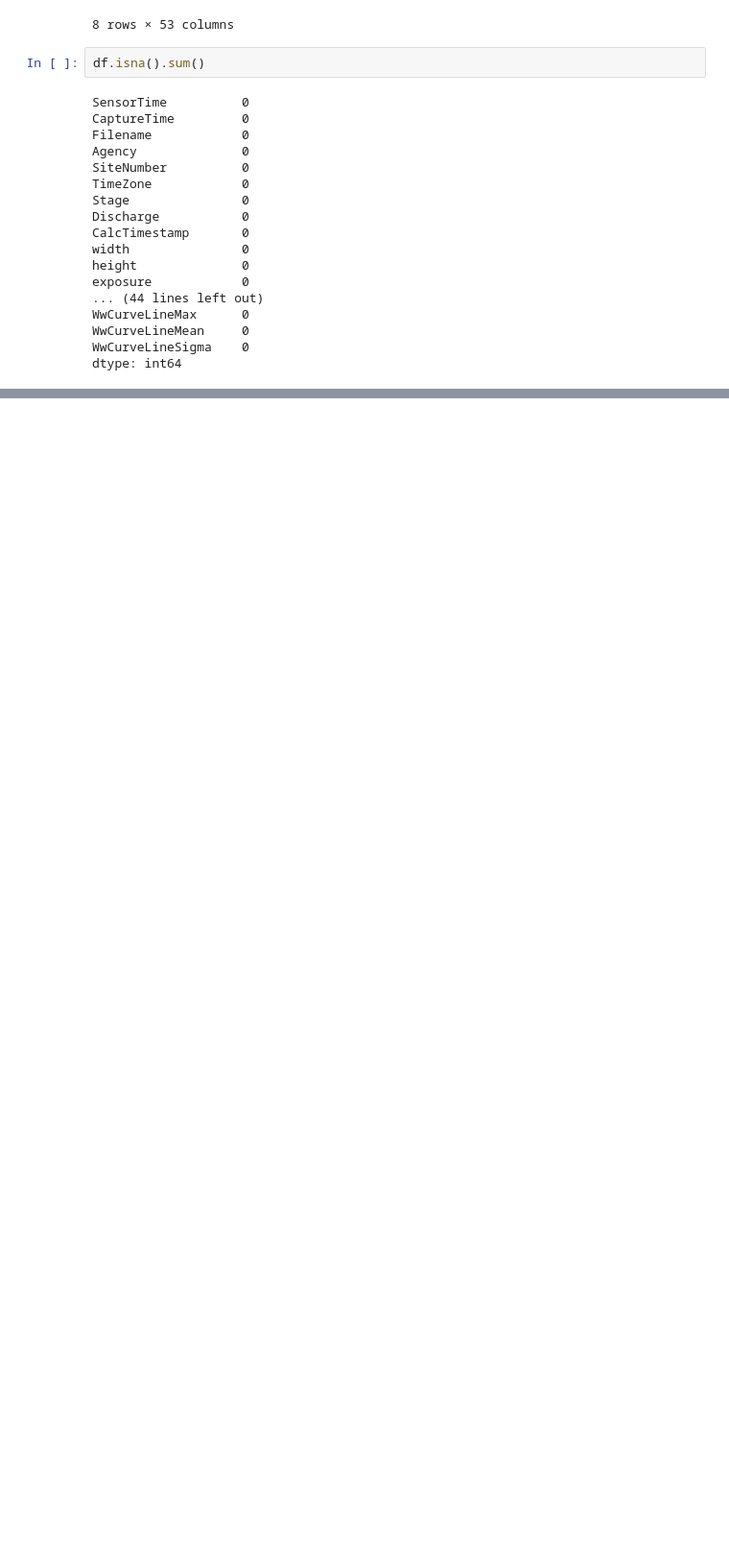
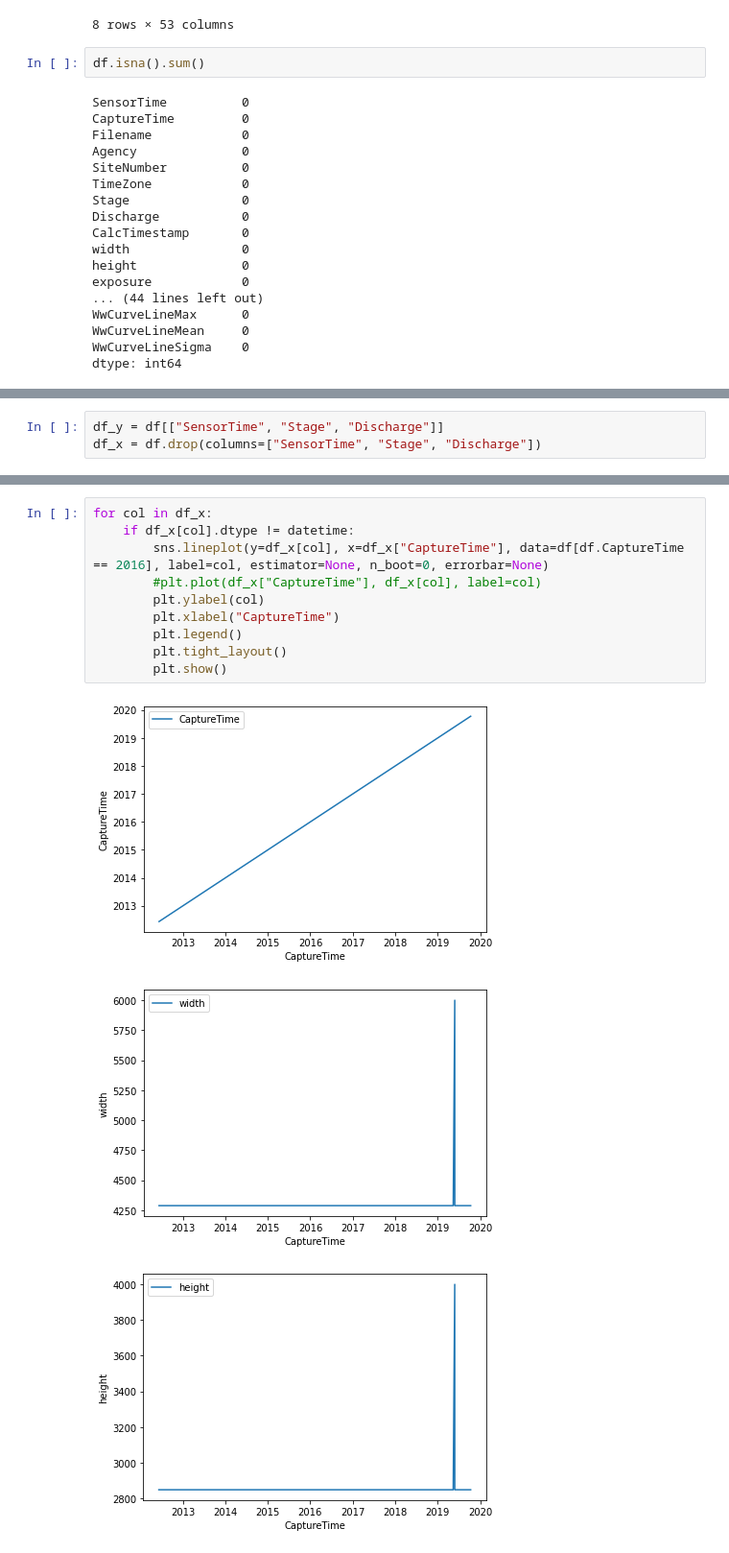
Before and after one commit to andresnowak/Hydrology_AI_project, a Jupyter notebook: dataset_study.ipynb, the cells around one changed output, grey strips where cells are left out. Shown at 96% size. Drawn from its saved outputs; the diff is of its cells as text; blank space fills up the shorter version.

```diff
--- a/dataset_study.ipynb
+++ b/dataset_study.ipynb
@@ -97,0 +112,3 @@ VBox(children=(Tab(children=(Tab(children=(GridBox(children=(VBox(children=(Grid
+# %%
+df_y = df[["SensorTime", "Stage", "Discharge"]]
+df_x = df.drop(columns=["SensorTime", "Stage", "Discharge"])
@@ -97,0 +142,14 @@ VBox(children=(Tab(children=(Tab(children=(GridBox(children=(VBox(children=(Grid
+# %%
+for col in df_x:
+    if df_x[col].dtype != datetime:
+        sns.lineplot(y=df_x[col], x=df_x["CaptureTime"], data=df[df.CaptureTime == 2016], label=col, estimator=None, n_boot=0, errorbar=None)
+        #plt.plot(df_x["CaptureTime"], df_x[col], label=col)
+        plt.ylabel(col)
+        plt.xlabel("CaptureTime")
+        plt.legend()
+        plt.tight_layout()
+        plt.show()
+# %% [output]
+[figure, added]
+[figure, added]
+[figure, added]
```
Also changed, not shown: parts of 20 cells of this notebook, 2 other files.
